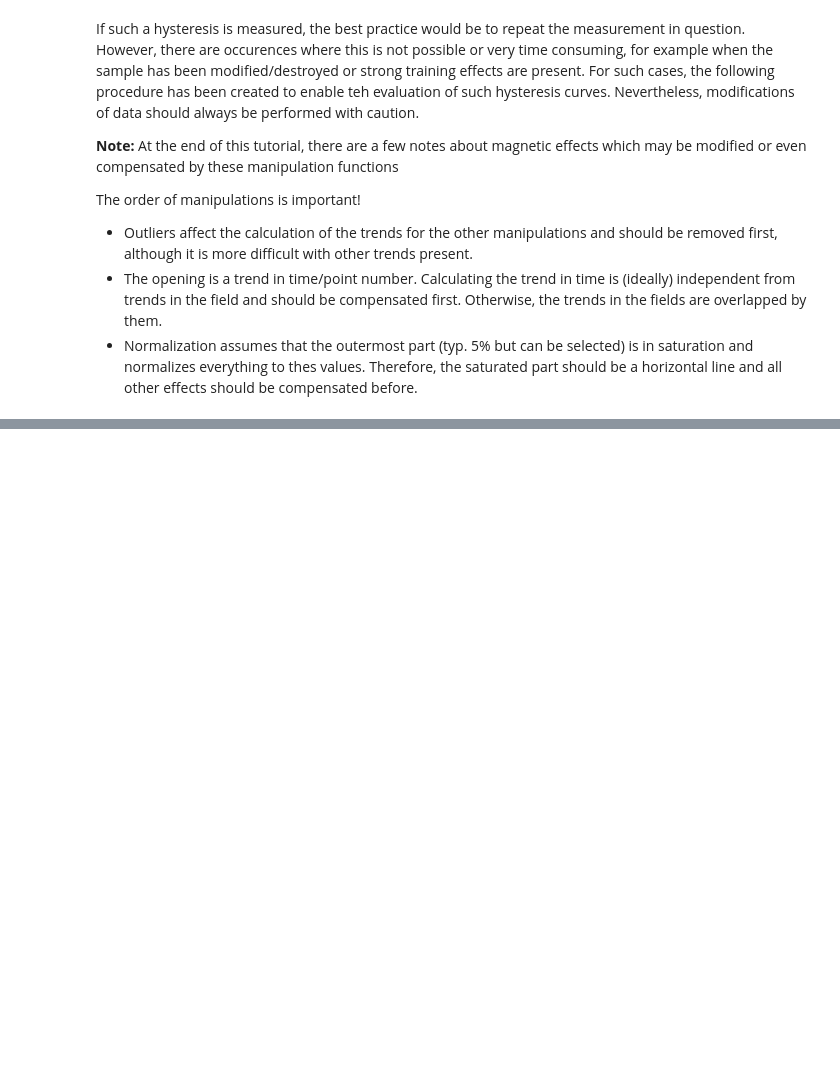
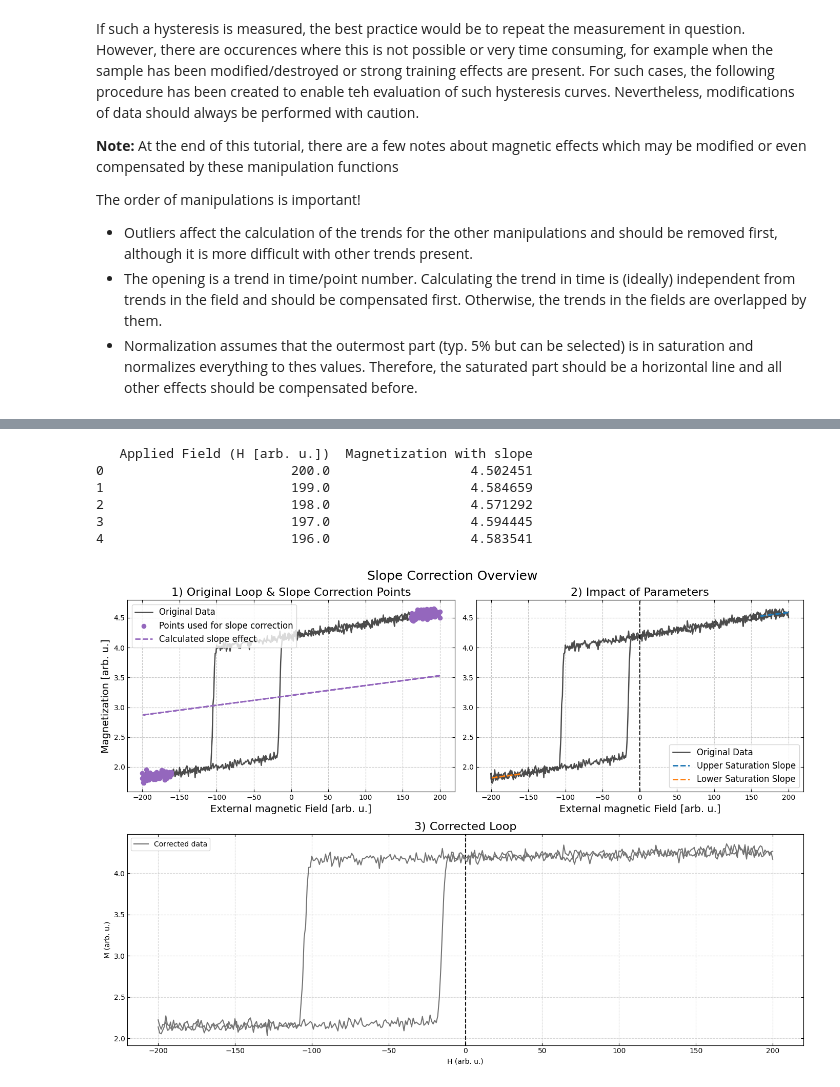
Before and after one commit to exp4-age/evaluix, a Jupyter notebook: docs/_notebooks/HysteresisDataManipulation.ipynb, the cells around one changed output, grey strips where cells are left out. Drawn from its saved outputs; the diff is of its cells as text; code cells hidden in the pictures; blank space fills up the shorter version.

```diff
--- a/docs/_notebooks/HysteresisDataManipulation.ipynb
+++ b/docs/_notebooks/HysteresisDataManipulation.ipynb
@@ -378,0 +369,75 @@ Both conditions indices: [ 20  75  89 115 175 260 263 316 340 350 374 376 377 38
+# %%
+# Slope correction example
+csv_path = Path.cwd().parent / "_static" / "simulated" / "simulated_hysteresis_loop_with_slope.csv"
+data = pd.read_csv(csv_path)
+
+print(data.head())
+
+fields = data.iloc[:, 0].values
+magnetization = data.iloc[:, 1].values
+
+corr_magnetization, details = hf.slope_correction(fields, magnetization.copy(), return_details=True)
+slope = details['slope']
+noise_level = details['noise_level']
+slope_effect = details['slope_effect']
+norm_slope_diff = details['norm_slope_diff']
+
+fig = plt.figure(figsize=(14, 10))
+gs = gridspec.GridSpec(2, 2, figure=fig, height_ratios=[1, 1.1], width_ratios=[1, 1])
+fontsize = 14
+# Left panel: original loop with points used for slope correction
+ax = fig.add_subplot(gs[0, 0])
+ax.plot(fields, magnetization, c='k', lw=1.8, label=f"Original Data", zorder=2, alpha=0.7)
+# highlight the outermost 10% of the data points used for slope correction
+sat_field_range = 0.1 * (np.max(fields) - np.min(fields))
+upper_saturation_limit = np.max(fields) - sat_field_range
+lower_saturation_limit = np.min(fields) + sat_field_range
+upper_saturation_region = fields > upper_saturation_limit
+lower_saturation_region = fields < lower_saturation_limit
+ax.scatter(fields[upper_saturation_region], magnetization[upper_saturation_region], color='tab:purple', s=35, zorder=4, label='Points used for slope correction')
+ax.scatter(fields[lower_saturation_region], magnetization[lower_saturation_region], color='tab:purple', s=35, zorder=4)
+
+# Plot a line representing the slope effect calculated from the selected points
+slope_line = slope * fields + 3.2
+ax.plot(fields, slope_line, color='tab:purple', linestyle='--', linewidth=2, label='Calculated slope effect')
+
+ax.set_title('1) Original Loop & Slope Correction Points', fontsize=fontsize + 2)
+ax.set_xlabel('External magnetic Field [arb. u.]', fontsize=fontsize)
+ax.set_ylabel('Magnetization [arb. u.]', fontsize=fontsize)
+ax.grid(which='both', linestyle='--', alpha=0.7, zorder=0)
+ax.tick_params(direction='in', top=True, right=True)
+ax.legend(fontsize=fontsize - 2, loc='upper left')
+
+ax = fig.add_subplot(gs[0, 1])
+
+ax.plot(fields, magnetization, c='k', lw=1.8, label=f"Original Data", zorder=2, alpha=0.7)
+popt1, pcov1 = hf.curve_fit(hf.linear, fields[upper_saturation_region], magnetization[upper_saturation_region])
+popt2, pcov2 = hf.curve_fit(hf.linear, fields[lower_saturation_region], magnetization[lower_saturation_region])
+# plot the individual slopes for upper and lower saturation regions
+ax.plot(fields[upper_saturation_region], hf.linear(fields[upper_saturation_region], *popt1), color='tab:blue', linestyle='--', linewidth=2, label='Upper Saturation Slope')
+ax.plot(fields[lower_saturation_region], hf.linear(fields[lower_saturation_region], *popt2), color='tab:orange', linestyle='--', linewidth=2, label='Lower Saturation Slope')
+
+
+
+ax.set_title('2) Impact of Parameters', fontsize=fontsize + 2)
+ax.set_xlabel('External magnetic Field [arb. u.]', fontsize=fontsize)
+ax.grid(which='both', linestyle='--', alpha=0.7, zorder=0)
+ax.axvline(0, color='k', linestyle='--', zorder=0)
+ax.tick_params(direction='in', top=True, right=True)
+ax.legend(fontsize=fontsize - 2, loc='best')
+
+ax = fig.add_subplot(gs[1, :])
+sf.plot_loop(fields, corr_magnetization, label='Corrected data', color='0.45', plotstyle='line', ax=ax)
+ax.set_title('3) Corrected Loop', fontsize=fontsize + 2)
+
+plt.suptitle('Slope Correction Overview', fontsize=fontsize + 4)
+plt.tight_layout()
+plt.show()
+# %% [output]
+   Applied Field (H [arb. u.])  Magnetization with slope
+0                        200.0                  4.502451
+1                        199.0                  4.584659
+2                        198.0                  4.571292
+3                        197.0                  4.594445
+4                        196.0                  4.583541
+[figure, added]
```
Also changed, not shown: parts of 11 cells of this notebook, 3 other files.
